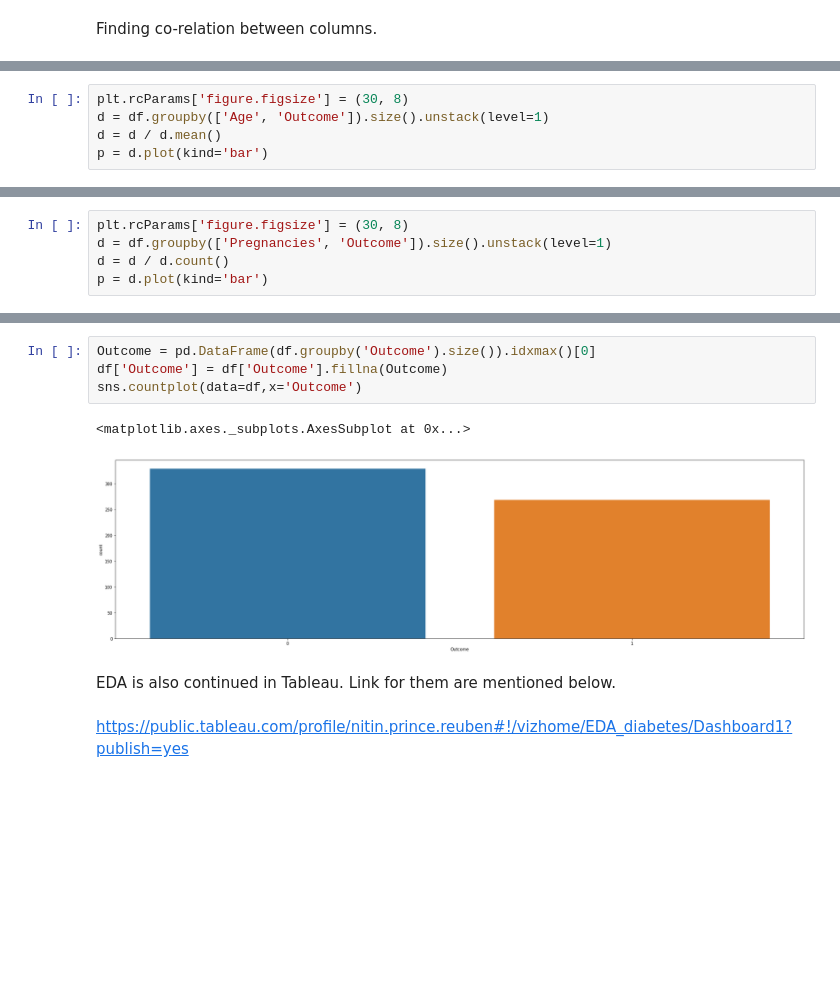
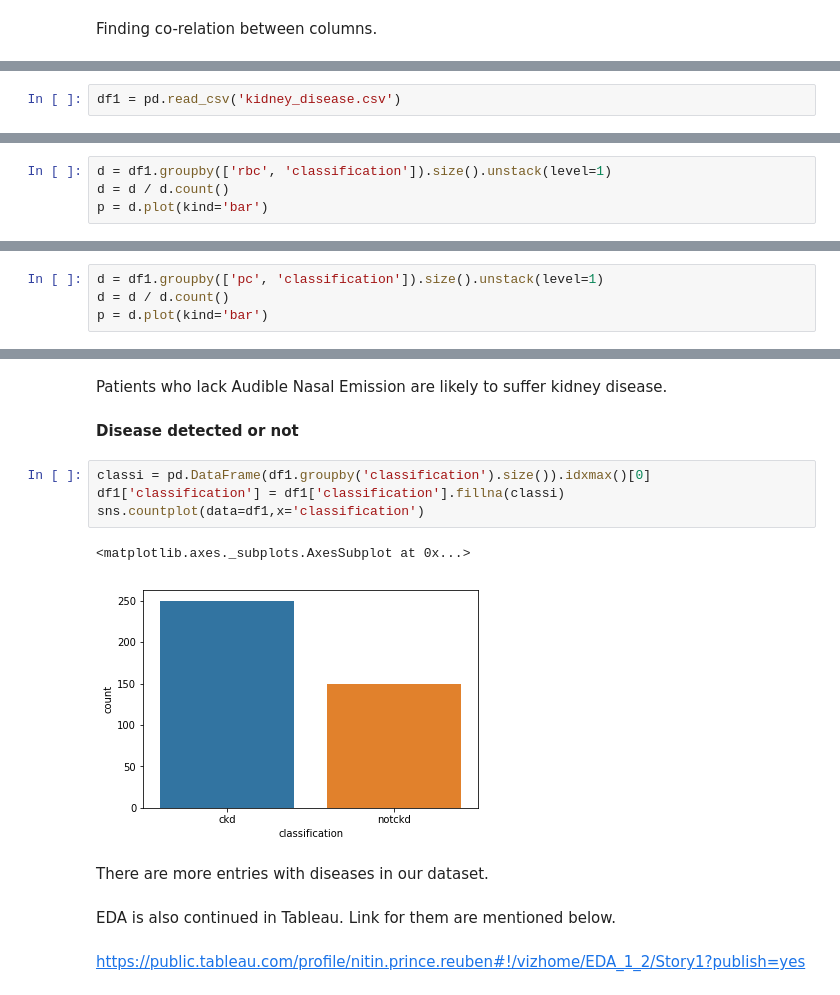
Before and after one commit to NortheasternUniversityADS/Final-Project, a Jupyter notebook: Kidney Disease/EDA.ipynb, the cells around one changed output, grey strips where cells are left out. Saved outputs shown, nothing was run; the diff lists cells and outputs as text; blank space fills up the shorter version.

```diff
--- a/Kidney Disease/EDA.ipynb
+++ b/Kidney Disease/EDA.ipynb
@@ -47,0 +48,2 @@ Now let's find out who are patient or not with respect to age.
+# %%
+df1 = pd.read_csv('kidney_disease.csv')
@@ -48,6 +78,5 @@ Now let's find out who are patient or not with respect to age.
 # %%
-plt.rcParams['figure.figsize'] = (30, 8)
-d = df.groupby(['Age', 'Outcome']).size().unstack(level=1)
-d = d / d.mean()
+d = df1.groupby(['rbc', 'classification']).size().unstack(level=1)
+d = d / d.count()
 p = d.plot(kind='bar')
 # %% [output]
@@ -59,6 +88,5 @@ Now let's find out how pregancy affects diabetes outcome.
 # %%
-plt.rcParams['figure.figsize'] = (30, 8)
-d = df.groupby(['Pregnancies', 'Outcome']).size().unstack(level=1)
+d = df1.groupby(['pc', 'classification']).size().unstack(level=1)
 d = d / d.count()
 p = d.plot(kind='bar')
 # %% [output]
@@ -68,11 +174,17 @@ We have 100% data of patients having diabetes with 14 or more pregnancies.
+# %% [markdown]
+Patients who lack Audible Nasal Emission are likely to suffer kidney disease.
+# %% [markdown]
+**Disease detected or not**
 # %%
-Outcome = pd.DataFrame(df.groupby('Outcome').size()).idxmax()[0]
-df['Outcome'] = df['Outcome'].fillna(Outcome)
-sns.countplot(data=df,x='Outcome')
+classi = pd.DataFrame(df1.groupby('classification').size()).idxmax()[0]
+df1['classification'] = df1['classification'].fillna(classi)
+sns.countplot(data=df1,x='classification')
 # %% [output]
 <matplotlib.axes._subplots.AxesSubplot at 0x...>
-[figure, old version]
+[figure, new version]
+# %% [markdown]
+There are more entries with diseases in our dataset.
 # %% [markdown]
 EDA is also continued in Tableau. Link for them are mentioned below.
 # %% [markdown]
-https://public.tableau.com/profile/nitin.prince.reuben#!/vizhome/EDA_diabetes/Dashboard1?publish=yes
+https://public.tableau.com/profile/nitin.prince.reuben#!/vizhome/EDA_1_2/Story1?publish=yes
```
Also changed, not shown: parts of 40 cells of this notebook.
